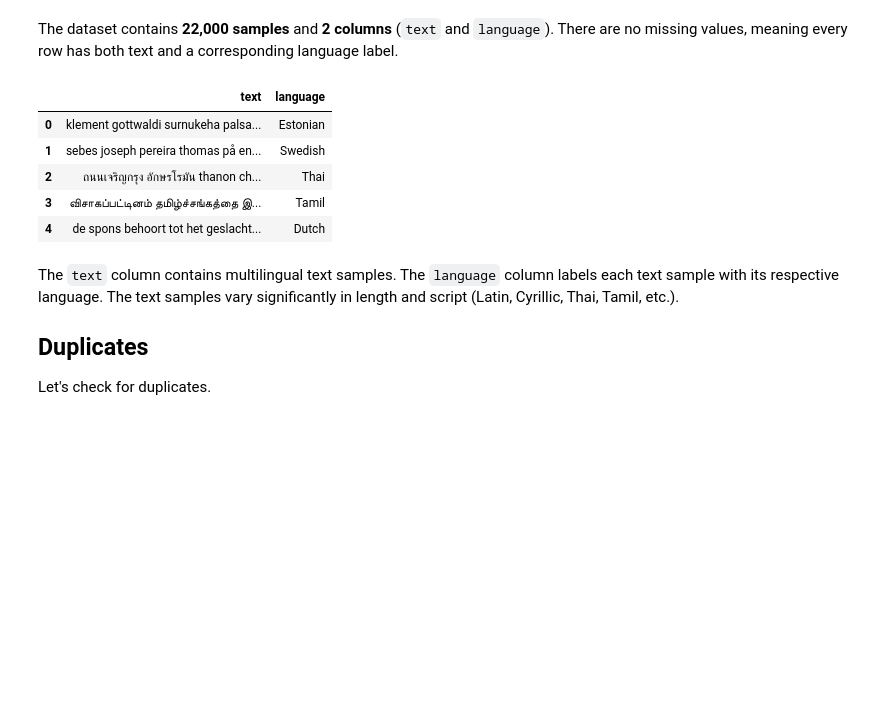
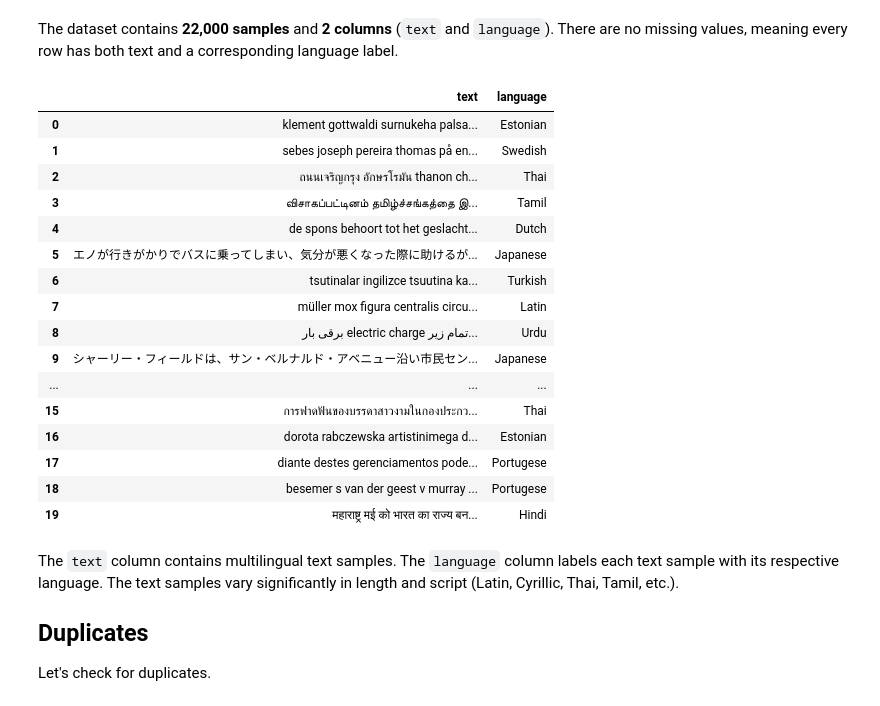
Before and after one commit to devWhyqueue/lang-lens, a Jupyter notebook: experiments/data_exploration.ipynb, the cells around one changed output. Drawn from its saved outputs; the diff is of its cells as text; code cells hidden in the pictures; blank space fills up the shorter version.

```diff
--- a/experiments/data_exploration.ipynb
+++ b/experiments/data_exploration.ipynb
@@ -30,14 +30,25 @@ memory usage: 343.9+ KB
 The dataset contains **22,000 samples** and **2 columns** (`text` and `language`). There are no missing values, meaning every row has both text and a corresponding language label.
 # %%
 # Display the first few rows of the dataset
-df.head()
+df.head(20)
 # %% [output]
 |  | text | language |
 | 0 | klement gottwaldi surnukeha palsa... | Estonian |
 | 1 | sebes joseph pereira thomas på en... | Swedish |
 | 2 | ถนนเจริญกรุง อักษรโรมัน thanon ch... | Thai |
 | 3 | விசாகப்பட்டினம் தமிழ்ச்சங்கத்தை இ... | Tamil |
 | 4 | de spons behoort tot het geslacht... | Dutch |
+| 5 | エノが行きがかりでバスに乗ってしまい、気分が悪くなった際に助けるが... | Japanese |
+| 6 | tsutinalar i̇ngilizce tsuutina ka... | Turkish |
+| 7 | müller mox figura centralis circu... | Latin |
+| 8 | برقی بار electric charge تمام زیر... | Urdu |
+| 9 | シャーリー・フィールドは、サン・ベルナルド・アベニュー沿い市民セン... | Japanese |
+| ... | ... | ... |
+| 15 | การฟาดฟันของบรรดาสาวงามในกองประกว... | Thai |
+| 16 | dorota rabczewska artistinimega d... | Estonian |
+| 17 | diante destes gerenciamentos pode... | Portugese |
+| 18 | besemer s van der geest v murray ... | Portugese |
+| 19 | महाराष्ट्र मई को भारत का राज्य बन... | Hindi |
 # %% [markdown]
 The `text` column contains multilingual text samples. The `language` column labels each text sample with its respective language. The text samples vary significantly in length and script (Latin, Cyrillic, Thai, Tamil, etc.).
 
```
Also changed, not shown: 15 other files.
